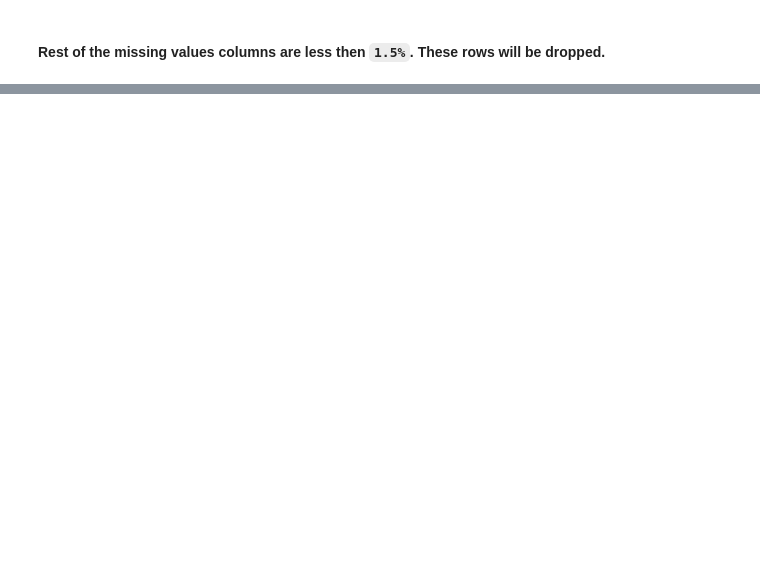
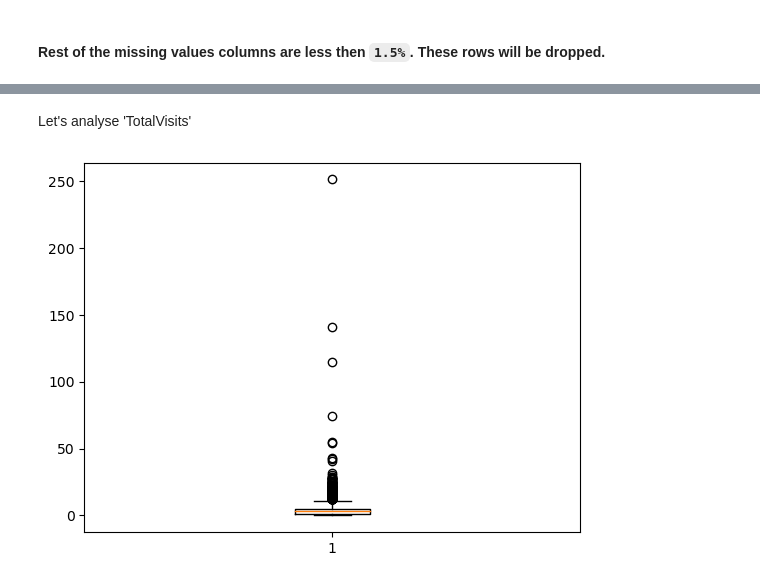
Before and after one commit to PrasunPK/lead-scoring-case-study, a Jupyter notebook: Case+Study.ipynb, the cells around one changed output, grey strips where cells are left out. Drawn from its saved outputs; the diff is of its cells as text; code cells hidden in the pictures; blank space fills up the shorter version.

```diff
--- a/Case+Study.ipynb
+++ b/Case+Study.ipynb
@@ -204,0 +557,7 @@ plt.show()
+# %% [markdown]
+Let's analyse 'TotalVisits'
+# %%
+plt.boxplot(data=leads, x='TotalVisits')
+plt.show()
+# %% [output]
+[figure, added]
```
Also changed, not shown: parts of 87 cells of this notebook.
